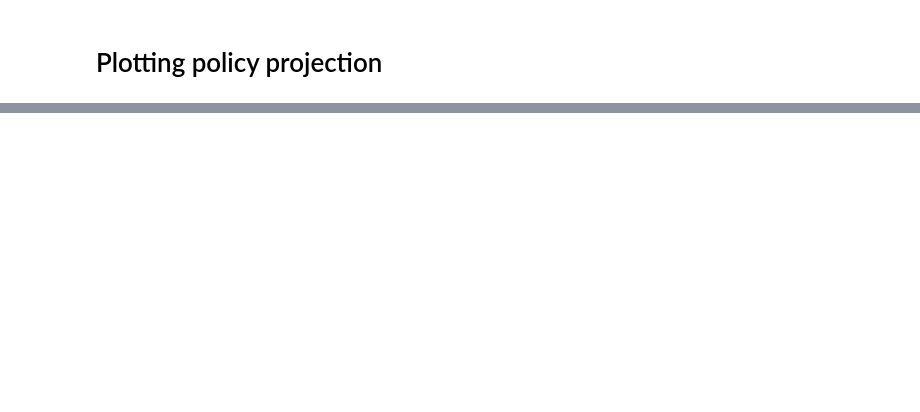
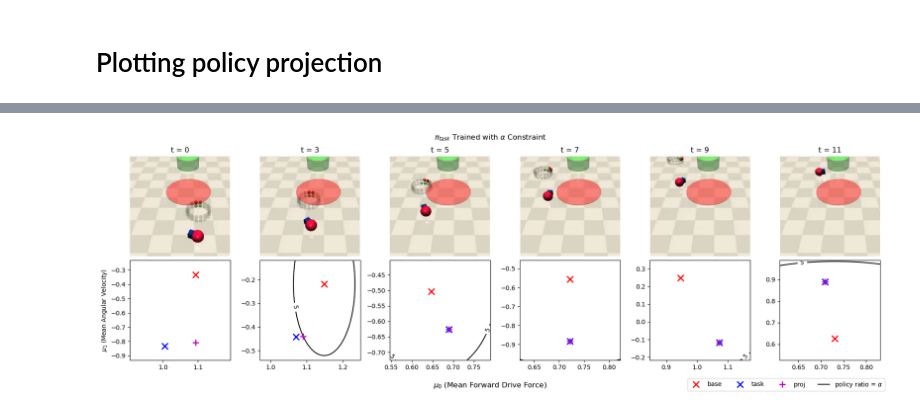
Before and after one commit to JacquesCloete/sport, a Jupyter notebook: notebooks/envs/plotting_policy_projection.ipynb, the cells around one changed output, grey strips where cells are left out. Saved outputs shown, nothing was run; the diff lists cells and outputs as text; code cells hidden in the pictures; blank space fills up the shorter version.

```diff
--- a/notebooks/envs/plotting_policy_projection.ipynb
+++ b/notebooks/envs/plotting_policy_projection.ipynb
@@ -24,6 +27,10 @@ print(policy_projection_database.episode_count)
 filename = "extracted_frames.pkl"
 with open(filename, "rb") as file:
     extracted_frames = pickle.load(file)
+
+filename = "extracted_frames_alpha_task.pkl"
+with open(filename, "rb") as file:
+    extracted_frames_alpha_task = pickle.load(file)
 # %%
 ep = 600
 ep_frames = extracted_frames[int(ep / 100)]
@@ -48,0 +57,23 @@ fig, axs = policy_projection_database.plot_policy_projection_with_frames(
+# %%
+ep = 600
+ep_frames = extracted_frames_alpha_task[int(ep / 100)]
+timesteps_to_plot = [0, 3, 5, 7, 9, 11]
+all_ep_idxs = np.where(policy_projection_database_alpha_task.episode_count == ep)[
+    0
+]  # np where returns a tuple
+# Need to set Nx and Ny high when the feasible set reduces to a line
+fig, axs = policy_projection_database_alpha_task.plot_policy_projection_with_frames(
+    all_ep_idxs=all_ep_idxs,
+    extracted_frames=ep_frames,
+    timesteps=timesteps_to_plot,
+    plot_cmap=False,
+    Nx=50,
+    Ny=50,
+    marker_size=10,
+    marker_edge_width=2,
+    fig_size_scale_factor=3.0,
+    border=0.1,
+    title=r"$\pi_{task}$ Trained with $\alpha$ Constraint",
+)
+# %% [output]
+[figure, added]
```
Also changed, not shown: parts of 2 cells of this notebook, 18 other files.
